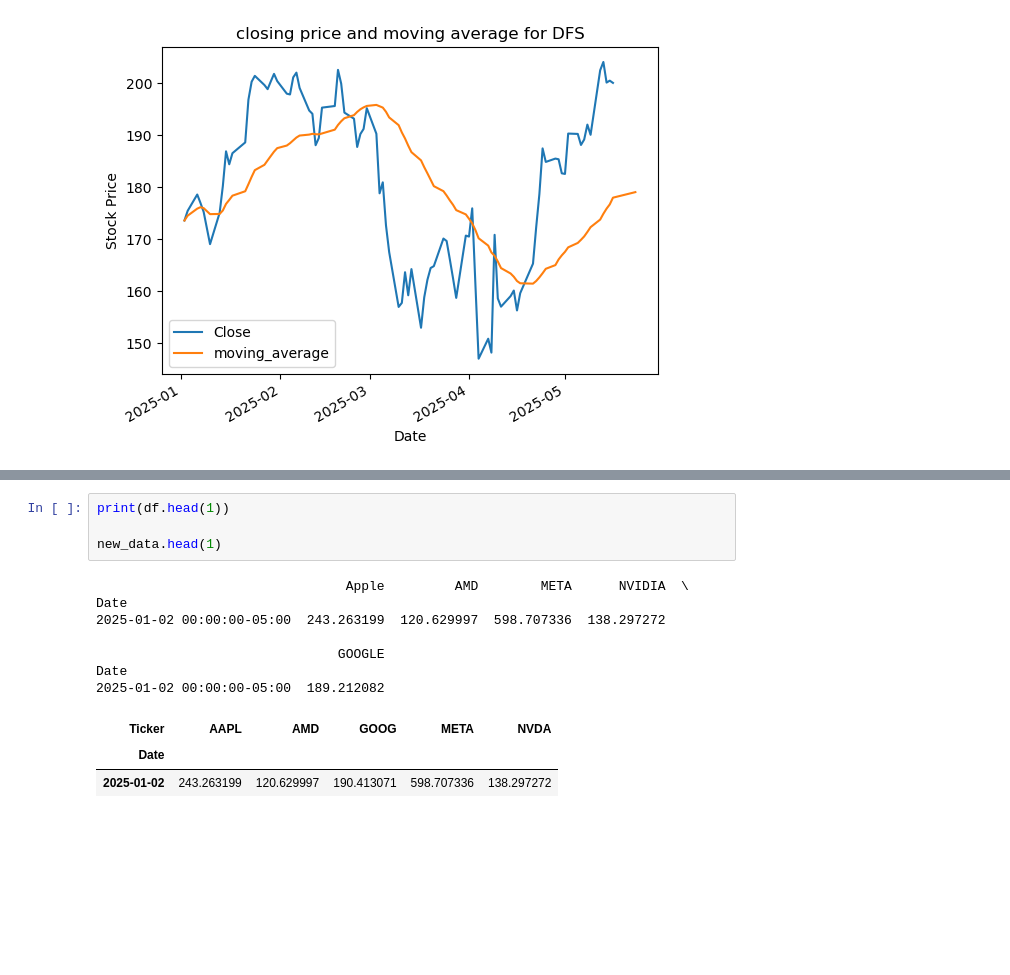
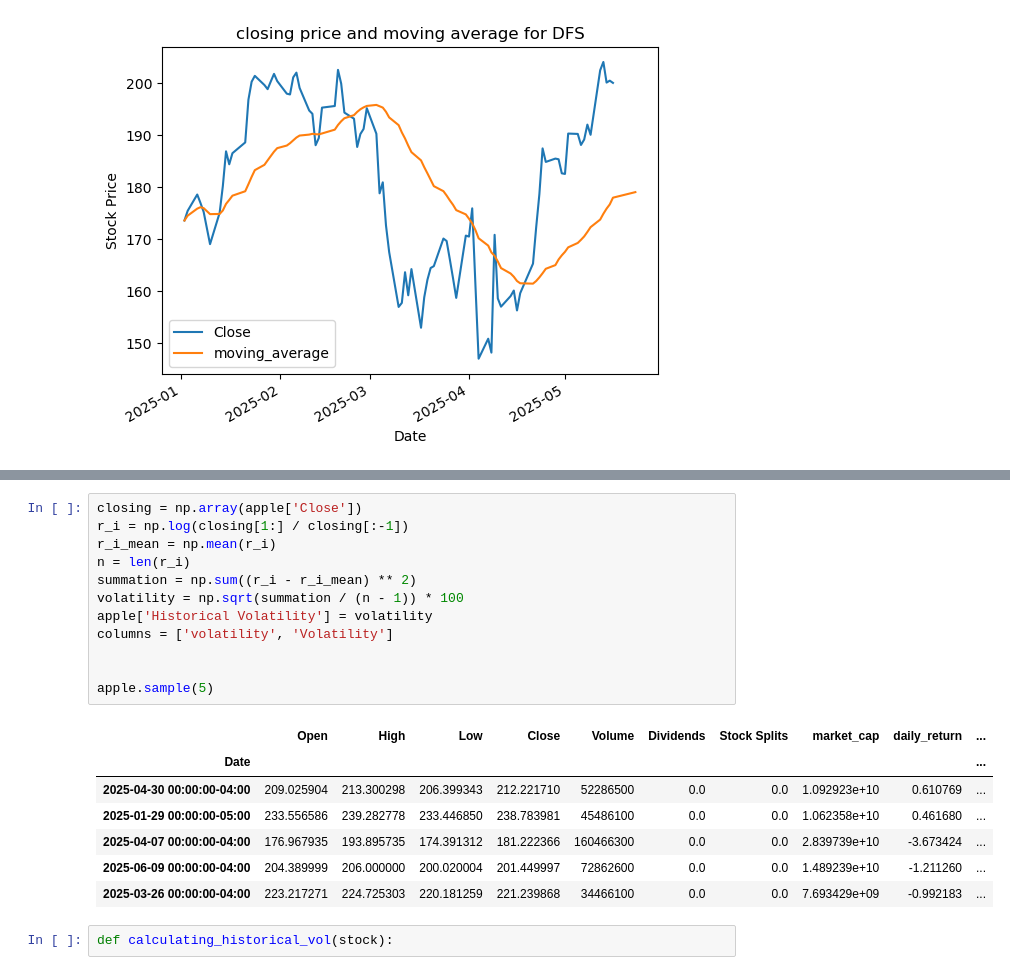
Before and after one commit to jasonrdz/economic-outlook, a Jupyter notebook: stock_tracker.ipynb, the cells around one changed output, grey strips where cells are left out. Saved outputs shown, nothing was run; the diff lists cells and outputs as text; blank space fills up the shorter version.

Commit message:
new changes I have made for the stock analyis

```diff
--- a/stock_tracker.ipynb
+++ b/stock_tracker.ipynb
@@ -225,15 +91,22 @@ Input an end Date 2025-05-30
-# %%
-print(df.head(1))
-
-new_data.head(1)
-# %% [output]
-                                Apple         AMD        META      NVIDIA  \
-Date
-2025-01-02 00:00:00-05:00  243.263199  120.629997  598.707336  138.297272
-
-                               GOOGLE
-Date
-2025-01-02 00:00:00-05:00  189.212082
-| Ticker | AAPL | AMD | GOOG | META | NVDA |
-| Date |  |  |  |  |  |
-| 2025-01-02 | 243.263199 | 120.629997 | 190.413071 | 598.707336 | 138.297272 |
+# %%
+closing = np.array(apple['Close'])
+r_i = np.log(closing[1:] / closing[:-1])
+r_i_mean = np.mean(r_i)
+n = len(r_i)
+summation = np.sum((r_i - r_i_mean) ** 2)
+volatility = np.sqrt(summation / (n - 1)) * 100
+apple['Historical Volatility'] = volatility
+columns = ['volatility', 'Volatility']
+
+
+apple.sample(5)
+# %% [output]
+|  | Open | High | Low | Close | Volume | Dividends | Stock Splits | market_cap | daily_return | ... |
+| Date |  |  |  |  |  |  |  |  |  | ... |
+| 2025-04-30 00:00:00-04:00 | 209.025904 | 213.300298 | 206.399343 | 212.221710 | 52286500 | 0.0 | 0.0 | 1.092923e+10 | 0.610769 | ... |
+| 2025-01-29 00:00:00-05:00 | 233.556586 | 239.282778 | 233.446850 | 238.783981 | 45486100 | 0.0 | 0.0 | 1.062358e+10 | 0.461680 | ... |
+| 2025-04-07 00:00:00-04:00 | 176.967935 | 193.895735 | 174.391312 | 181.222366 | 160466300 | 0.0 | 0.0 | 2.839739e+10 | -3.673424 | ... |
+| 2025-06-09 00:00:00-04:00 | 204.389999 | 206.000000 | 200.020004 | 201.449997 | 72862600 | 0.0 | 0.0 | 1.489239e+10 | -1.211260 | ... |
+| 2025-03-26 00:00:00-04:00 | 223.217271 | 224.725303 | 220.181259 | 221.239868 | 34466100 | 0.0 | 0.0 | 7.693429e+09 | -0.992183 | ... |
+# %%
+def calculating_historical_vol(stock):
```
Also changed, not shown: parts of 13 cells of this notebook, 9 other files.
